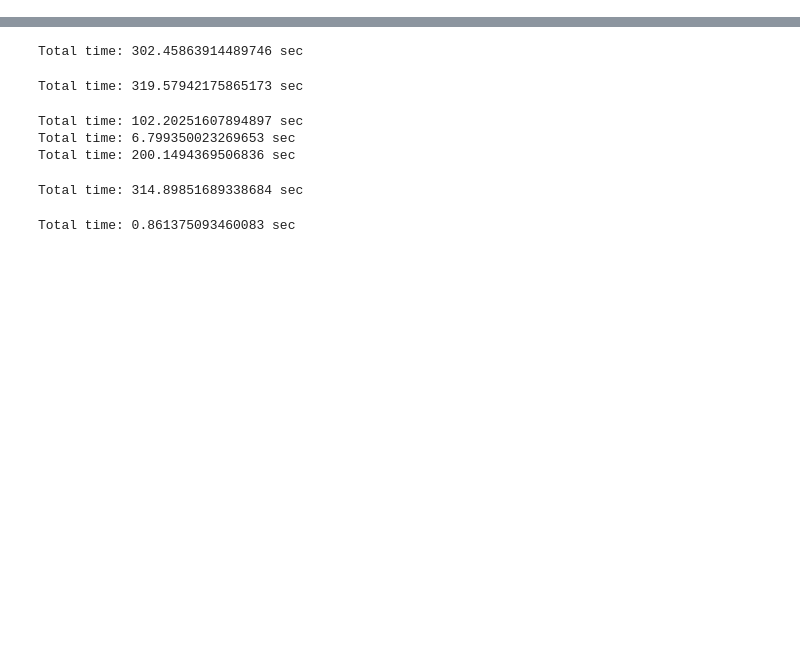
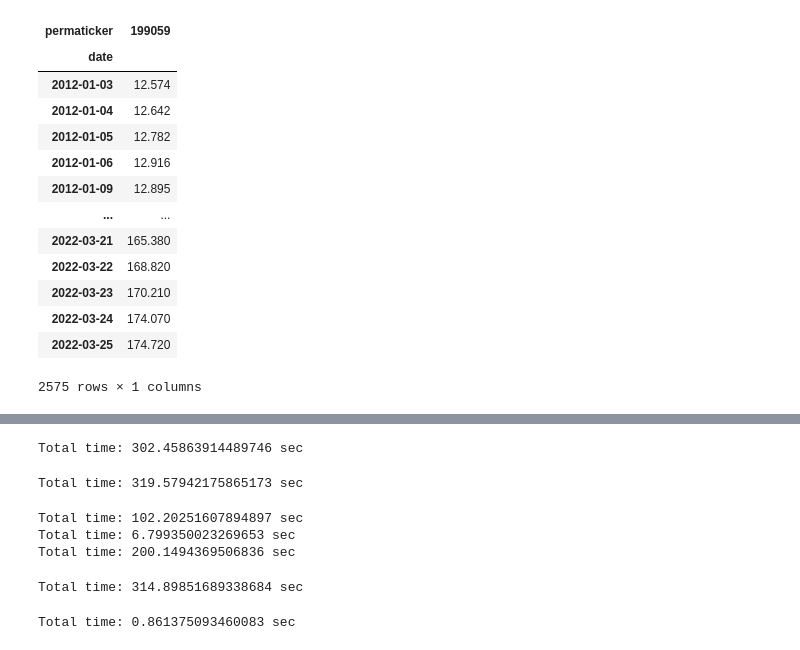
Before and after one commit to chayaponlee/QuantSystemMVP, a Jupyter notebook: notebooks/test_alpha_engineer.ipynb, the cells around one changed output, grey strips where cells are left out. Cells and saved outputs as stored; diff of their text form; code cells hidden in the pictures; blank space fills up the shorter version.

```diff
--- a/notebooks/test_alpha_engineer.ipynb
+++ b/notebooks/test_alpha_engineer.ipynb
@@ -25,0 +106,17 @@ A = stacked_hist[stacked_hist.index.isin(['A'], level='ticker')]
+# %%
+df['closeadj'].unstack(PRIMARY_KEY)
+# %% [output]
+| permaticker | 199059 |
+| date |  |
+| 2012-01-03 | 12.574 |
+| 2012-01-04 | 12.642 |
+| 2012-01-05 | 12.782 |
+| 2012-01-06 | 12.916 |
+| 2012-01-09 | 12.895 |
+| ... | ... |
+| 2022-03-21 | 165.380 |
+| 2022-03-22 | 168.820 |
+| 2022-03-23 | 170.210 |
+| 2022-03-24 | 174.070 |
+| 2022-03-25 | 174.720 |
+2575 rows × 1 columns
```
Also changed, not shown: parts of 23 cells of this notebook, 1 other file.
